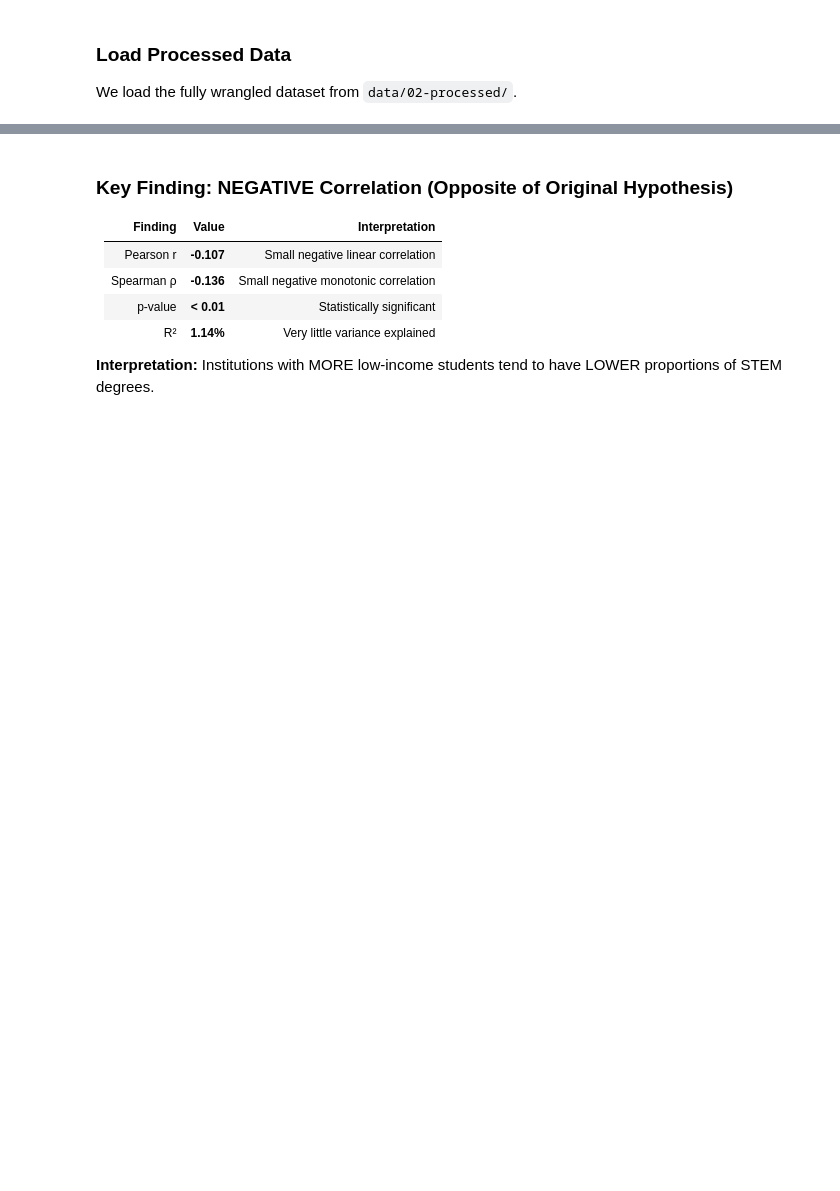
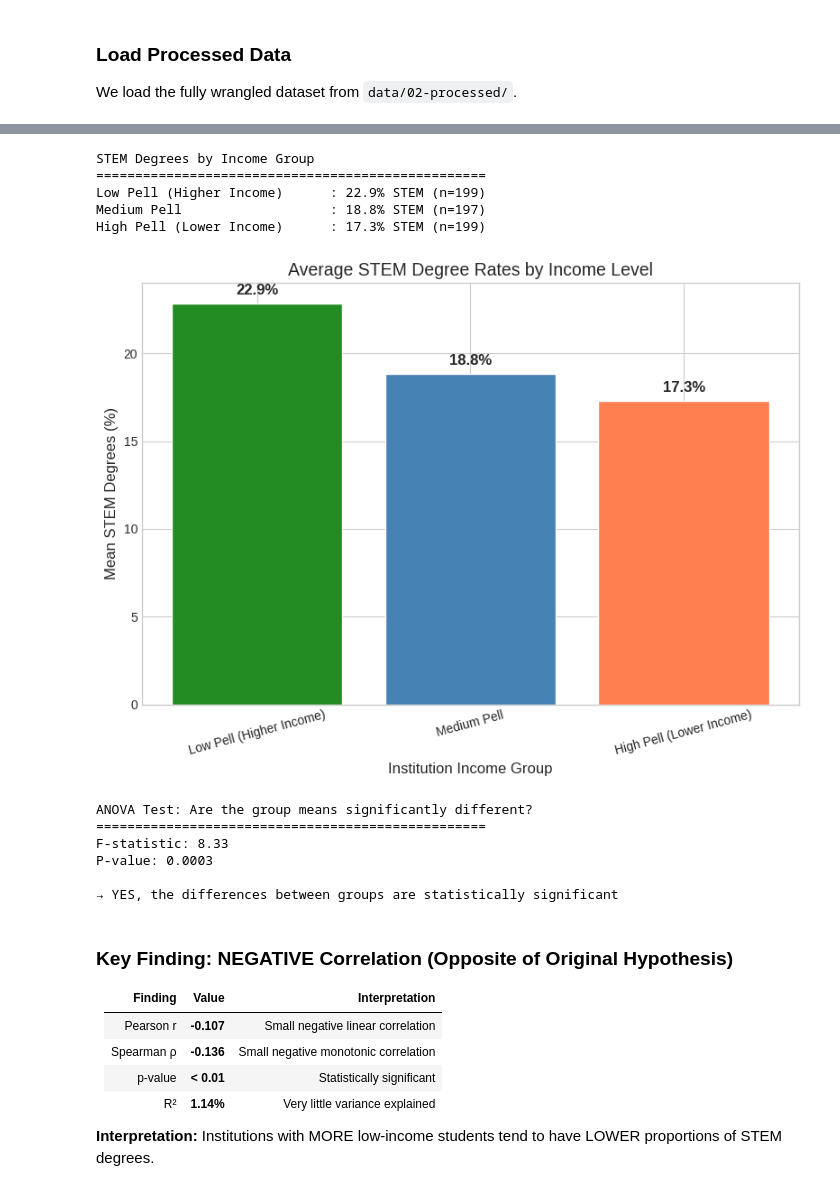
Before and after one commit to mrevanngo/STEM-Degree-Analysis, a Jupyter notebook: 02-EDACheckpoint.ipynb, the cells around one changed output, grey strips where cells are left out. Saved outputs shown, nothing was run; the diff lists cells and outputs as text; code cells hidden in the pictures; blank space fills up the shorter version.

```diff
--- a/02-EDACheckpoint.ipynb
+++ b/02-EDACheckpoint.ipynb
@@ -638,3 +388,66 @@ plt.show()
+# %%
+# Divide schools into three groups based on Pell Grant rates
+df['Income_Group'] = pd.qcut(df['PCTPELL'], q=3,
+                              labels=['Low Pell (Higher Income)',
+                                      'Medium Pell',
+                                      'High Pell (Lower Income)'])
+
+# Calculate mean STEM % for each group
+group_stats = df.groupby('Income_Group')['STEM_PCT'].agg(['mean', 'count']).reset_index()
+group_stats.columns = ['Group', 'Mean STEM %', 'Count']
+group_stats['Mean STEM %'] = group_stats['Mean STEM %'] * 100
+
+print("STEM Degrees by Income Group")
+print("=" * 50)
+for _, row in group_stats.iterrows():
+    print(f"{row['Group']:30s}: {row['Mean STEM %']:.1f}% STEM (n={int(row['Count'])})")
+# %% [output]
+STEM Degrees by Income Group
+==================================================
+Low Pell (Higher Income)      : 22.9% STEM (n=199)
+Medium Pell                   : 18.8% STEM (n=197)
+High Pell (Lower Income)      : 17.3% STEM (n=199)
+# %%
+# Visualize with a bar chart
+plt.figure(figsize=(8, 6))
+
+colors = ['forestgreen', 'steelblue', 'coral']
+bars = plt.bar(group_stats['Group'], group_stats['Mean STEM %'], color=colors, edgecolor='white')
+
+# Add value labels on bars
+for bar, val in zip(bars, group_stats['Mean STEM %']):
+    plt.text(bar.get_x() + bar.get_width()/2, bar.get_height() + 0.5,
+             f'{val:.1f}%', ha='center', fontsize=12, fontweight='bold')
+
+plt.xlabel('Institution Income Group', fontsize=12)
+plt.ylabel('Mean STEM Degrees (%)', fontsize=12)
+plt.title('Average STEM Degree Rates by Income Level', fontsize=14)
+plt.xticks(rotation=15)
+
+plt.tight_layout()
+plt.show()
+# %% [output]
+[figure, added]
+# %%
+# Is this difference statistically significant? (ANOVA test)
+groups = [df[df['Income_Group'] == g]['STEM_PCT'] for g in df['Income_Group'].unique()]
+f_stat, p_value = stats.f_oneway(*groups)
+
+print("ANOVA Test: Are the group means significantly different?")
+print("=" * 50)
+print(f"F-statistic: {f_stat:.2f}")
+print(f"P-value: {p_value:.4f}")
+if p_value < 0.05:
+    print("\n→ YES, the differences between groups are statistically significant")
+else:
+    print("\n→ NO, the differences could be due to chance")
+# %% [output]
+ANOVA Test: Are the group means significantly different?
+==================================================
+F-statistic: 8.33
+P-value: 0.0003
+
+→ YES, the differences between groups are statistically significant
 # %% [markdown]
 ### Key Finding: NEGATIVE Correlation (Opposite of Original Hypothesis)
 
```
Also changed, not shown: parts of 47 cells of this notebook.
